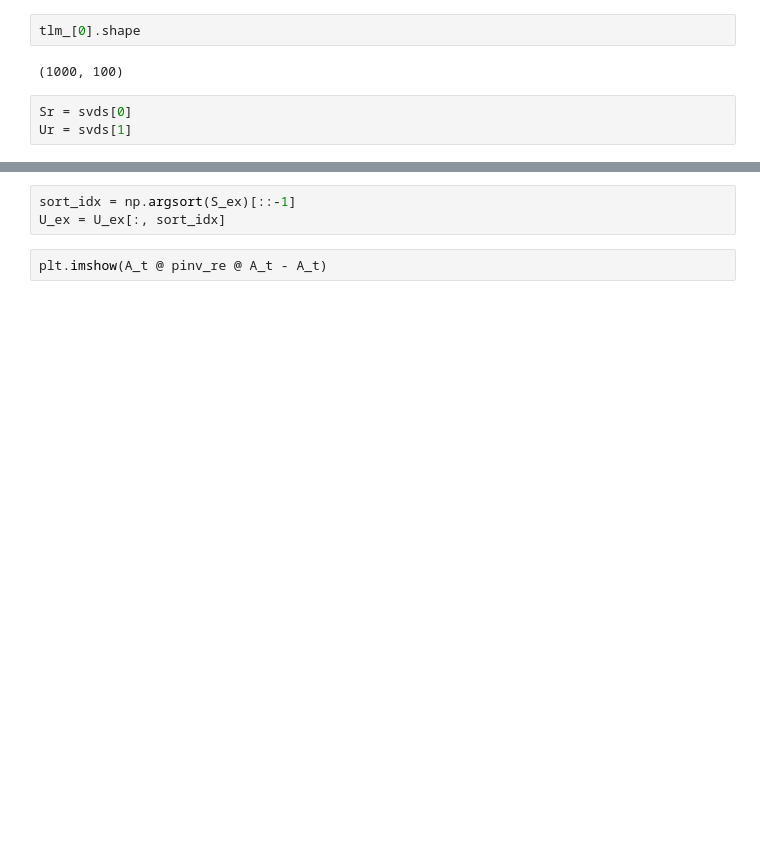
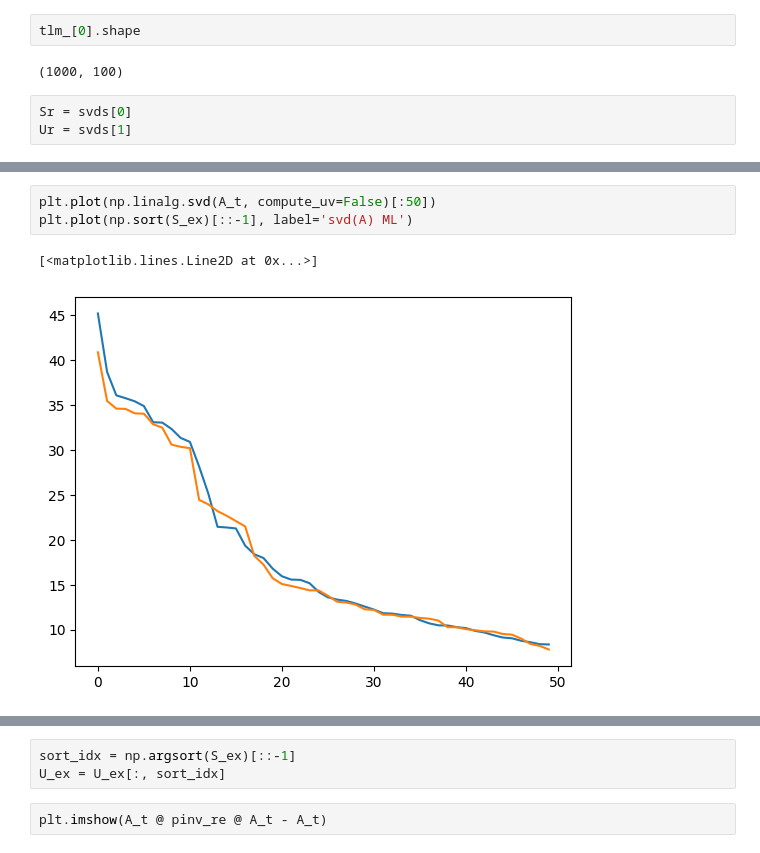
Before and after one commit to VTrappler/ML_preconditioners, a Jupyter notebook: smoke/manual.ipynb, the cells around one changed output, grey strips where cells are left out. Cells and saved outputs as stored; diff of their text form; blank space fills up the shorter version.

```diff
--- a/smoke/manual.ipynb
+++ b/smoke/manual.ipynb
@@ -152,4 +207,10 @@ A_t.shape=(100, 100)
 A_re.shape=(100, 100)
 U_t.shape=(100, 100)
 S_t.shape=(100,)
+# %%
+plt.plot(np.linalg.svd(A_t, compute_uv=False)[:50])
+plt.plot(np.sort(S_ex)[::-1], label='svd(A) ML')
+# %% [output]
+[<matplotlib.lines.Line2D at 0x...>]
+[figure, added]
 # %%
```
Also changed, not shown: parts of 12 cells of this notebook, 2 other files.
